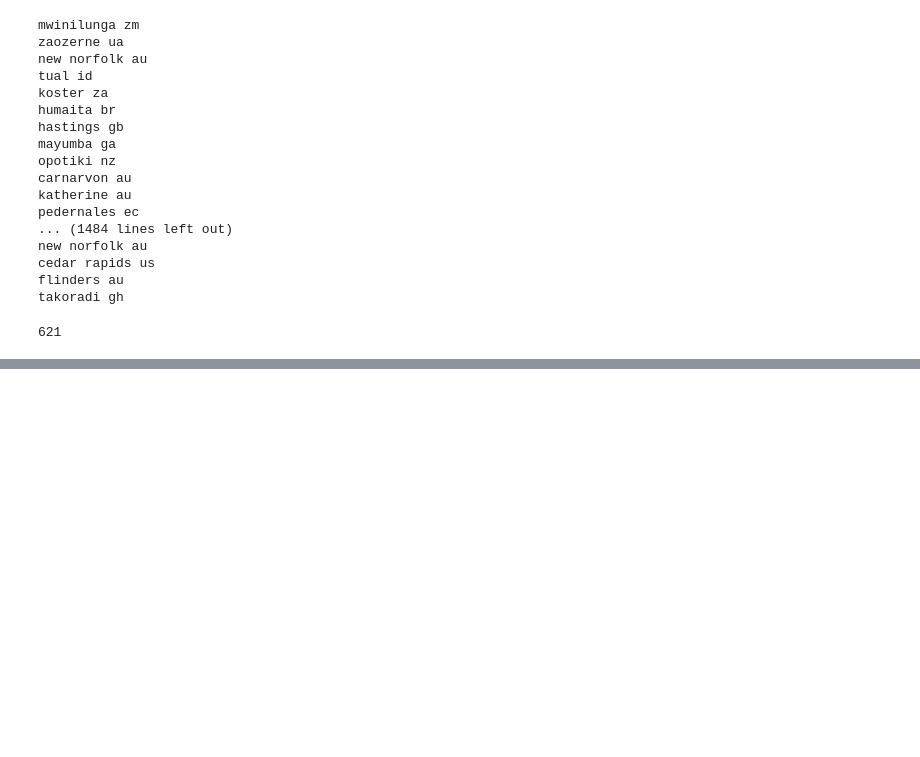
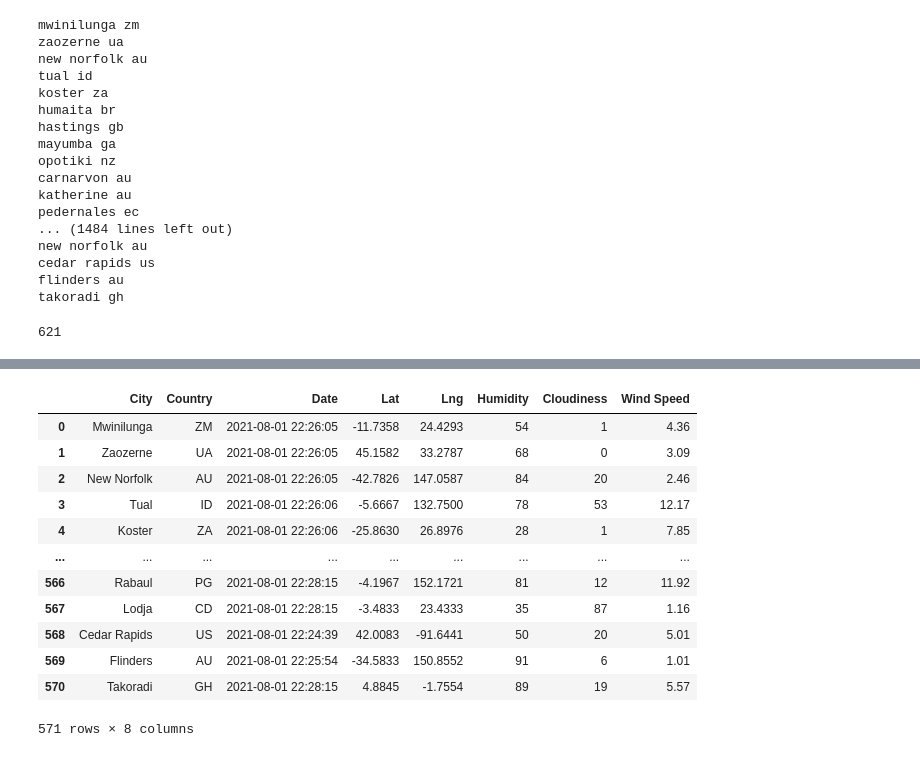
Before and after one commit to PGL50/World_Weather_Analysis, a Jupyter notebook: WeatherPy.ipynb, the cells around one changed output, grey strips where cells are left out. Drawn from its saved outputs; the diff is of its cells as text; code cells hidden in the pictures; blank space fills up the shorter version.

```diff
--- a/WeatherPy.ipynb
+++ b/WeatherPy.ipynb
@@ -56,0 +192,17 @@ len(cities)
+# %%
+city_data_df = city_data_df[new_column_order]
+city_data_df
+# %% [output]
+|  | City | Country | Date | Lat | Lng | Humidity | Cloudiness | Wind Speed |
+| 0 | Mwinilunga | ZM | 2021-08-01 22:26:05 | -11.7358 | 24.4293 | 54 | 1 | 4.36 |
+| 1 | Zaozerne | UA | 2021-08-01 22:26:05 | 45.1582 | 33.2787 | 68 | 0 | 3.09 |
+| 2 | New Norfolk | AU | 2021-08-01 22:26:05 | -42.7826 | 147.0587 | 84 | 20 | 2.46 |
+| 3 | Tual | ID | 2021-08-01 22:26:06 | -5.6667 | 132.7500 | 78 | 53 | 12.17 |
+| 4 | Koster | ZA | 2021-08-01 22:26:06 | -25.8630 | 26.8976 | 28 | 1 | 7.85 |
+| ... | ... | ... | ... | ... | ... | ... | ... | ... |
+| 566 | Rabaul | PG | 2021-08-01 22:28:15 | -4.1967 | 152.1721 | 81 | 12 | 11.92 |
+| 567 | Lodja | CD | 2021-08-01 22:28:15 | -3.4833 | 23.4333 | 35 | 87 | 1.16 |
+| 568 | Cedar Rapids | US | 2021-08-01 22:24:39 | 42.0083 | -91.6441 | 50 | 20 | 5.01 |
+| 569 | Flinders | AU | 2021-08-01 22:25:54 | -34.5833 | 150.8552 | 91 | 6 | 1.01 |
+| 570 | Takoradi | GH | 2021-08-01 22:28:15 | 4.8845 | -1.7554 | 89 | 19 | 5.57 |
+571 rows × 8 columns
```
Also changed, not shown: parts of 10 cells of this notebook, 3 other files.
